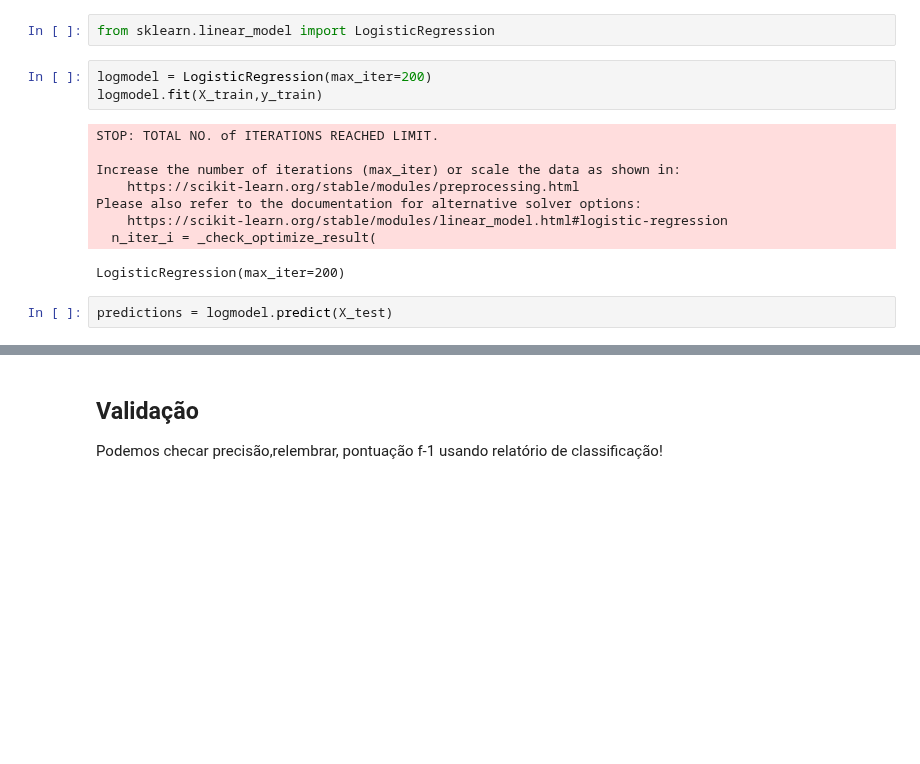
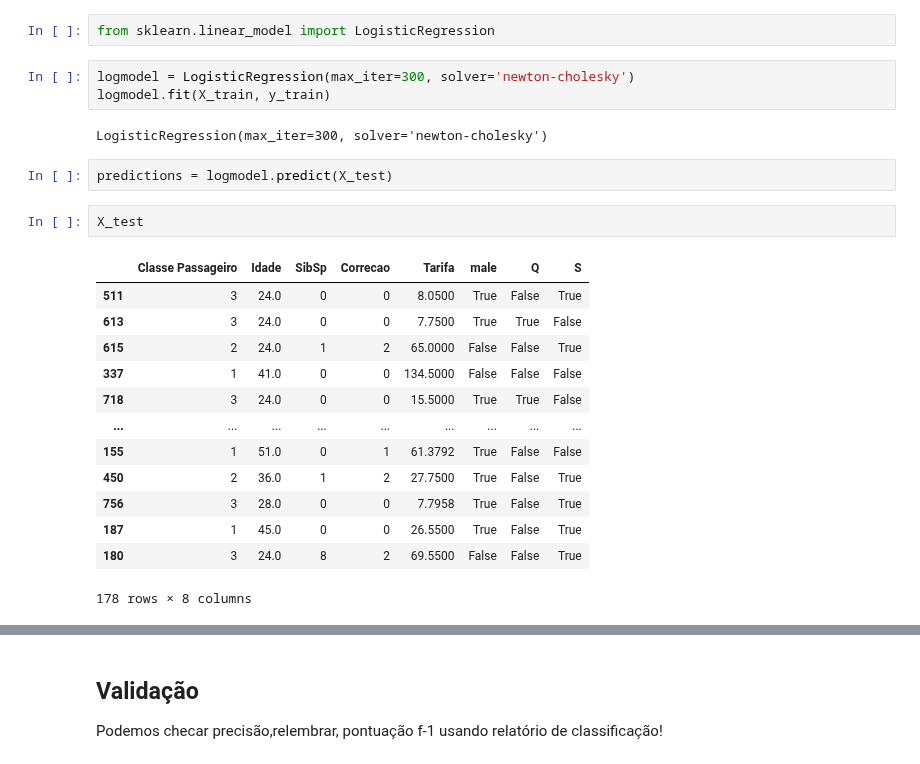
Before and after one commit to vnikoofard/Introduction-to-Data-Science, a Jupyter notebook: 09-Linear and Logistic Regression/Regressão Logística/01_Regressão_Logística_com_Python_ipynb.ipynb, the cells around one changed output, grey strips where cells are left out. Saved outputs shown, nothing was run; the diff lists cells and outputs as text; blank space fills up the shorter version.

```diff
--- a/09-Linear and Logistic Regression/Regressão Logística/01_Regressão_Logística_com_Python_ipynb.ipynb
+++ b/09-Linear and Logistic Regression/Regressão Logística/01_Regressão_Logística_com_Python_ipynb.ipynb
@@ -335,16 +338,25 @@ X_train, X_test, y_train, y_test = train_test_split(X,
 # %%
 from sklearn.linear_model import LogisticRegression
 # %%
-logmodel = LogisticRegression(max_iter=200)
-logmodel.fit(X_train,y_train)
+logmodel = LogisticRegression(max_iter=300, solver='newton-cholesky')
+logmodel.fit(X_train, y_train)
 # %% [output]
-STOP: TOTAL NO. of ITERATIONS REACHED LIMIT.
-
-Increase the number of iterations (max_iter) or scale the data as shown in:
-    https://scikit-learn.org/stable/modules/preprocessing.html
-Please also refer to the documentation for alternative solver options:
-    https://scikit-learn.org/stable/modules/linear_model.html#logistic-regression
-  n_iter_i = _check_optimize_result(
+LogisticRegression(max_iter=300, solver='newton-cholesky')
-LogisticRegression(max_iter=200)
 # %%
 predictions = logmodel.predict(X_test)
+# %%
+X_test
+# %% [output]
+|  | Classe Passageiro | Idade | SibSp | Correcao | Tarifa | male | Q | S |
+| 511 | 3 | 24.0 | 0 | 0 | 8.0500 | True | False | True |
+| 613 | 3 | 24.0 | 0 | 0 | 7.7500 | True | True | False |
+| 615 | 2 | 24.0 | 1 | 2 | 65.0000 | False | False | True |
+| 337 | 1 | 41.0 | 0 | 0 | 134.5000 | False | False | False |
+| 718 | 3 | 24.0 | 0 | 0 | 15.5000 | True | True | False |
+| ... | ... | ... | ... | ... | ... | ... | ... | ... |
+| 155 | 1 | 51.0 | 0 | 1 | 61.3792 | True | False | False |
+| 450 | 2 | 36.0 | 1 | 2 | 27.7500 | True | False | True |
+| 756 | 3 | 28.0 | 0 | 0 | 7.7958 | True | False | True |
+| 187 | 1 | 45.0 | 0 | 0 | 26.5500 | True | False | True |
+| 180 | 3 | 24.0 | 8 | 2 | 69.5500 | False | False | True |
+178 rows × 8 columns
```
Also changed, not shown: parts of 13 cells of this notebook, 1 other file.
